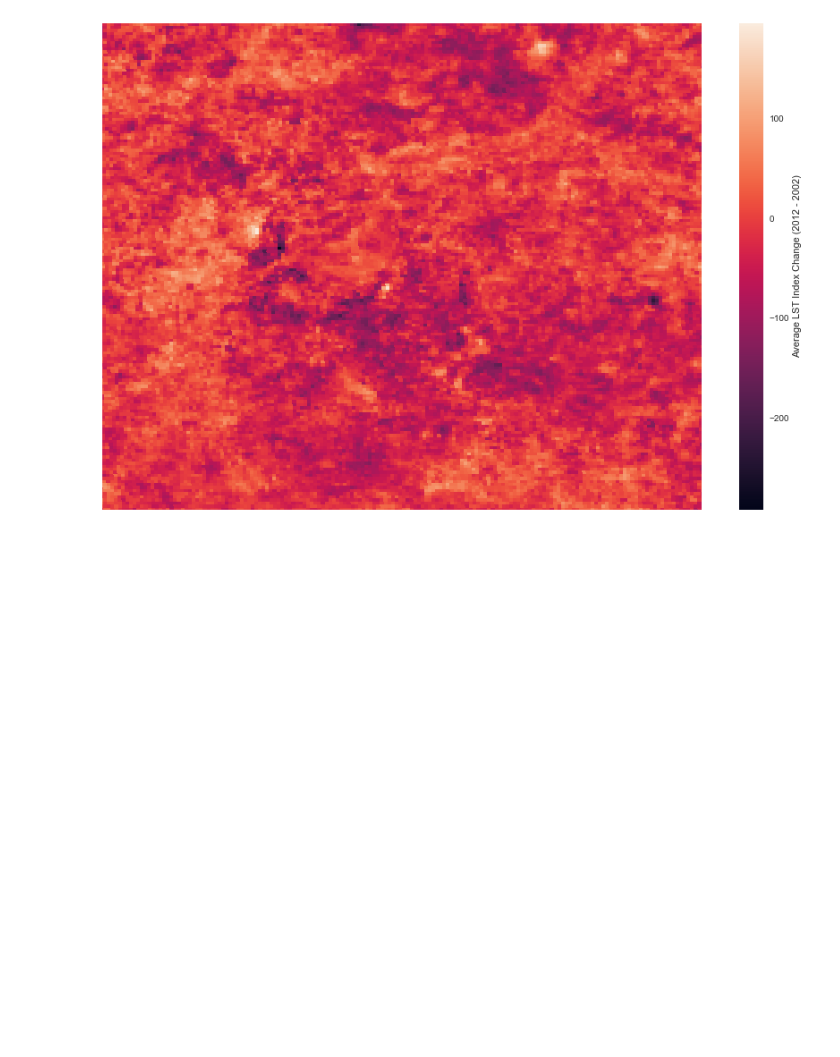
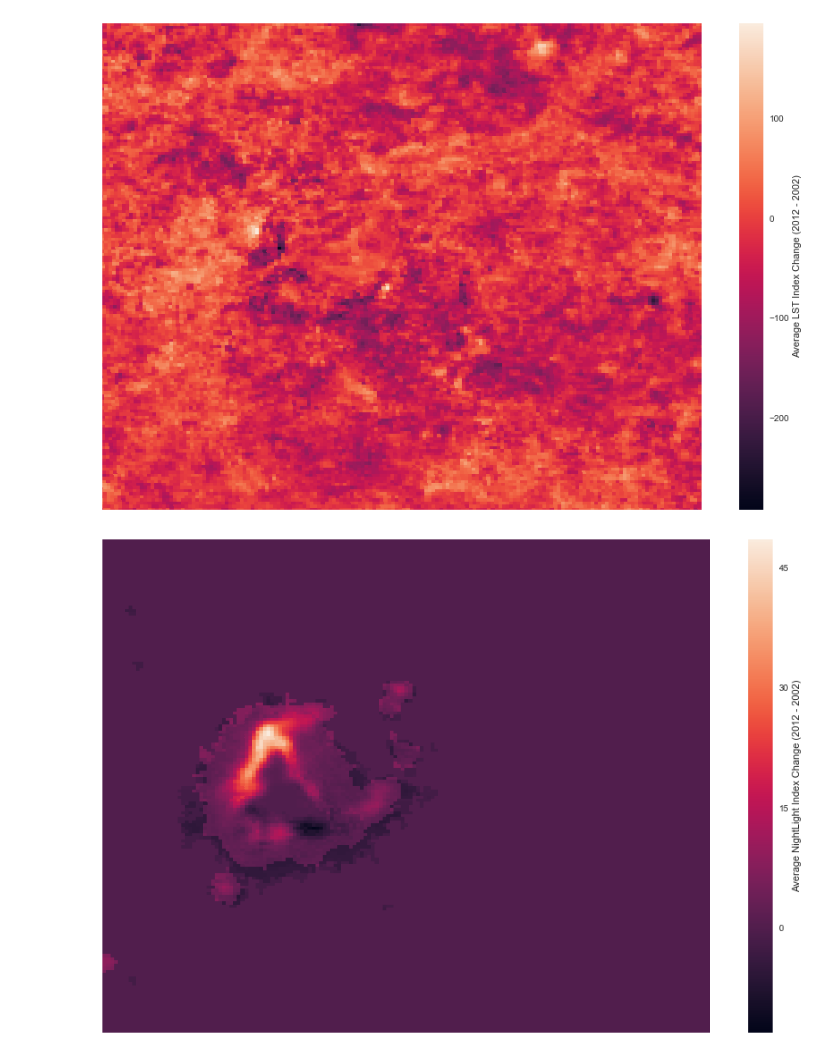
Before and after one commit to bethbailey/SateLIFE, a Jupyter notebook: heat mapping.ipynb, the cells around one changed output. Cells and saved outputs as stored; diff of their text form; code cells hidden in the pictures; blank space fills up the shorter version.

```diff
--- a/heat mapping.ipynb
+++ b/heat mapping.ipynb
@@ -46,8 +46,8 @@ plt.savefig('LST.pdf');
 # %%
 sns.set(rc={'figure.figsize':(15,10)})
 sns.despine(left=True, bottom=True)
 ax = sns.heatmap(nl, cbar_kws={'label': 'Average NightLight Index Change (2012 - 2002)'})
 ax.set_xticks([]);
 ax.set_yticks([]);
-fig = ax.get_figure()
-fig.savefig('nl.pdf')
+# %% [output]
+[figure, added]
```
Also changed, not shown: 3 other files.
